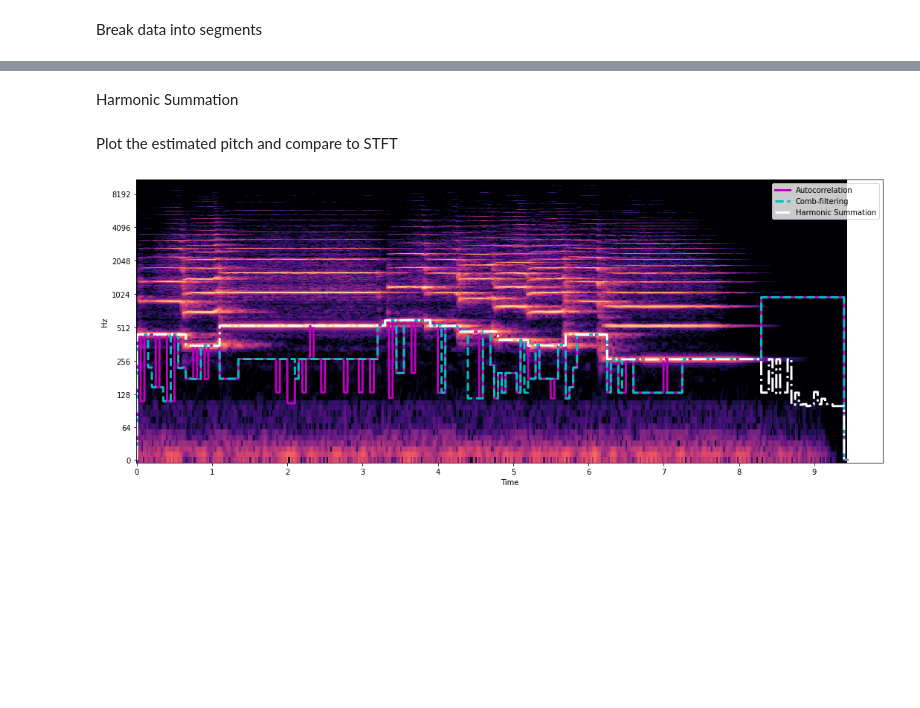
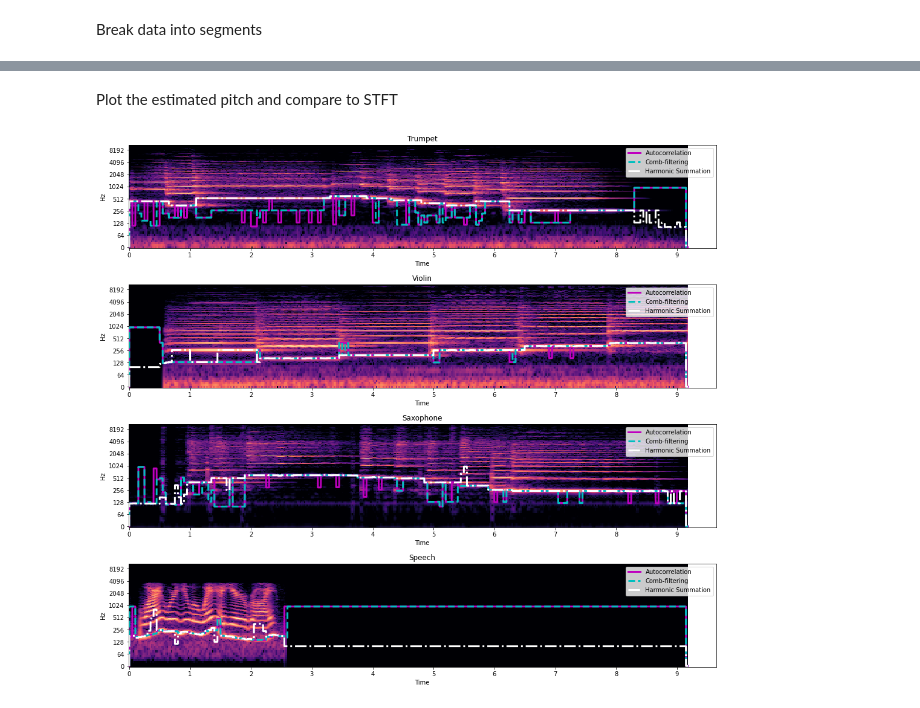
Before and after one commit to HNuijens/PythonAudioProcessing, a Jupyter notebook: Analysis/Pitch Detection Algorithms.ipynb, the cells around one changed output, grey strips where cells are left out. Drawn from its saved outputs; the diff is of its cells as text; code cells hidden in the pictures; blank space fills up the shorter version.

```diff
--- a/Analysis/Pitch Detection Algorithms.ipynb
+++ b/Analysis/Pitch Detection Algorithms.ipynb
@@ -200,7 +223,7 @@ norm_min_freq = min_freq / sr;                         # Normalized min frequenc
 norm_max_freq = max_freq / sr;                         # Normalized max frequency
 
 overlap = 50;                                          # Percentage overlap from previous segment
-nData = len(x);                                        # Total amount of samples
+nData = data_length;                                        # Total amount of samples
 segmentLength =  100/1000;                              # Length of each segment in miliseconds
 nSegmentLength = segmentLength * sr;                   # Segment Length in samples
 
@@ -229,2 +249,0 @@ for i in range(0,int(number_of_segments)):
-# %% [markdown]
-Harmonic Summation
@@ -239,22 +250,32 @@ for i in range(0,int(number_of_segments)):
 # %% [markdown]
 Plot the estimated pitch and compare to STFT
-# %%
-STFT = librosa.stft(x) # return two vectors: magnitude and phase
-STFT_db = librosa.amplitude_to_db(abs(STFT), ref=np.max)
-fig, ax = plt.subplots(figsize = (18, 7))
-img = librosa.display.specshow(STFT_db,
-                               y_axis='log',
-                               x_axis='time',
-                               ax=ax)
-
-pitch_norm = pitchVec * sr
-timeVec = np.arange(0, nData/sr, 1/sr, dtype=np.float64)
-
-plt.plot(timeVec, pitchVecAC, lw=3, color = 'm',  label = 'Autocorrelation')
-plt.plot(timeVec, pitchVecCF, lw=3, color = 'c', linestyle='dashed', label = 'Comb-filtering')
-plt.plot(timeVec, pitchVecHS, lw=3, color = 'w', linestyle='dashdot', label = 'Harmonic Summation')
-
-plt.legend()
-plt.show()
-# %% [output]
-[figure, removed]
+# %%
+timeVec = np.arange(0, nData/sr - 1/sr, 1/sr, dtype=np.float64)
+plt.figure(figsize=(15, 12))
+
+for i in range(0, nAudio_files):
+    plt.subplot(nAudio_files,1,i+1)
+    plt.title(audio_names[i])
+    STFT = librosa.stft(x[i]) # return two vectors: magnitude and phase
+    STFT_db = librosa.amplitude_to_db(abs(STFT), ref=np.max)
+    img = librosa.display.specshow(STFT_db,
+                                       y_axis='log',
+                                       x_axis='time', )
+
+    plt.plot(timeVec, pitchVecAC[i], lw=3, color = 'm',  label = 'Autocorrelation')
+    plt.plot(timeVec, pitchVecCF[i], lw=3, color = 'c', linestyle='dashed', label = 'Comb-filtering')
+    plt.plot(timeVec, pitchVecHS[i], lw=3, color = 'w', linestyle='dashdot', label = 'Harmonic Summation')
+    plt.legend()
+    plt.legend(loc='upper right')
+
+plt.subplots_adjust(left=0.1,
+                    bottom=0,
+                    right=1,
+                    top=1,
+                    wspace=0.1,
+                    hspace=0.35)
+
+
+plt.show()
+# %% [output]
+[figure, added]
```
Also changed, not shown: parts of 8 cells of this notebook.
